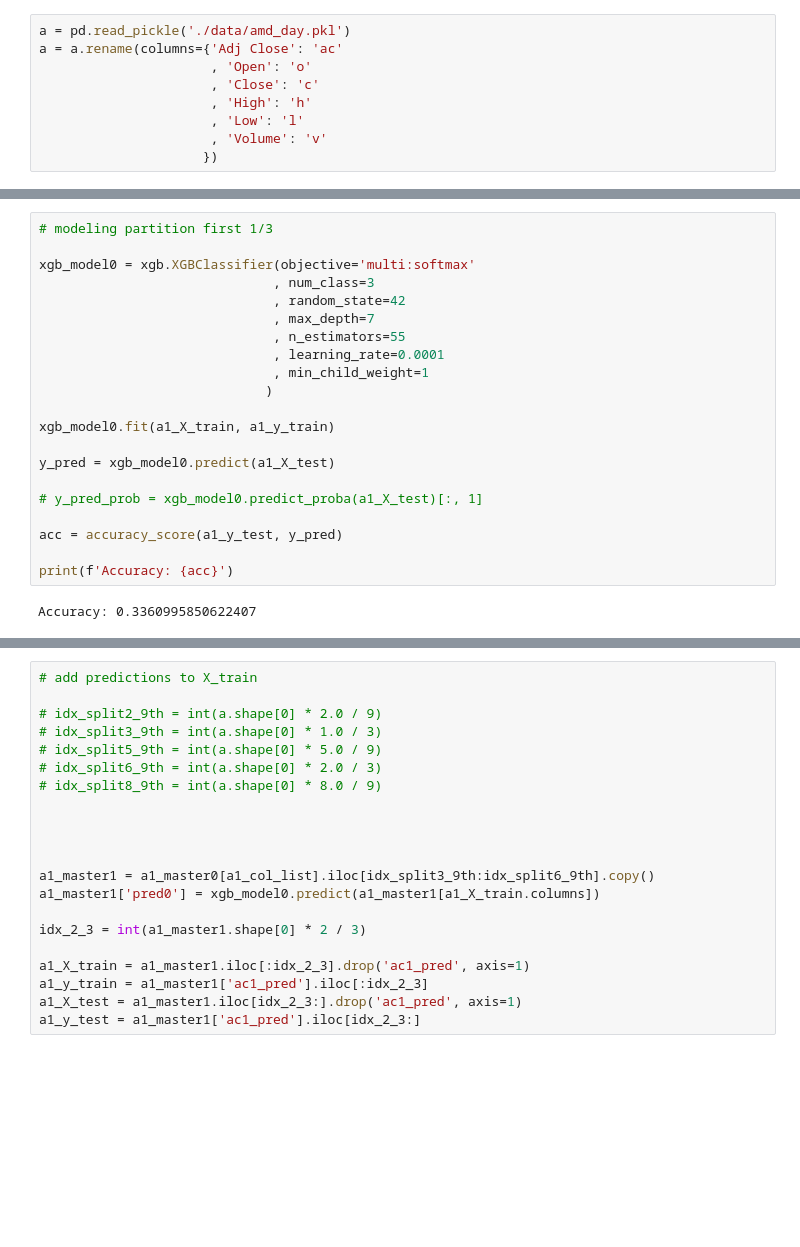
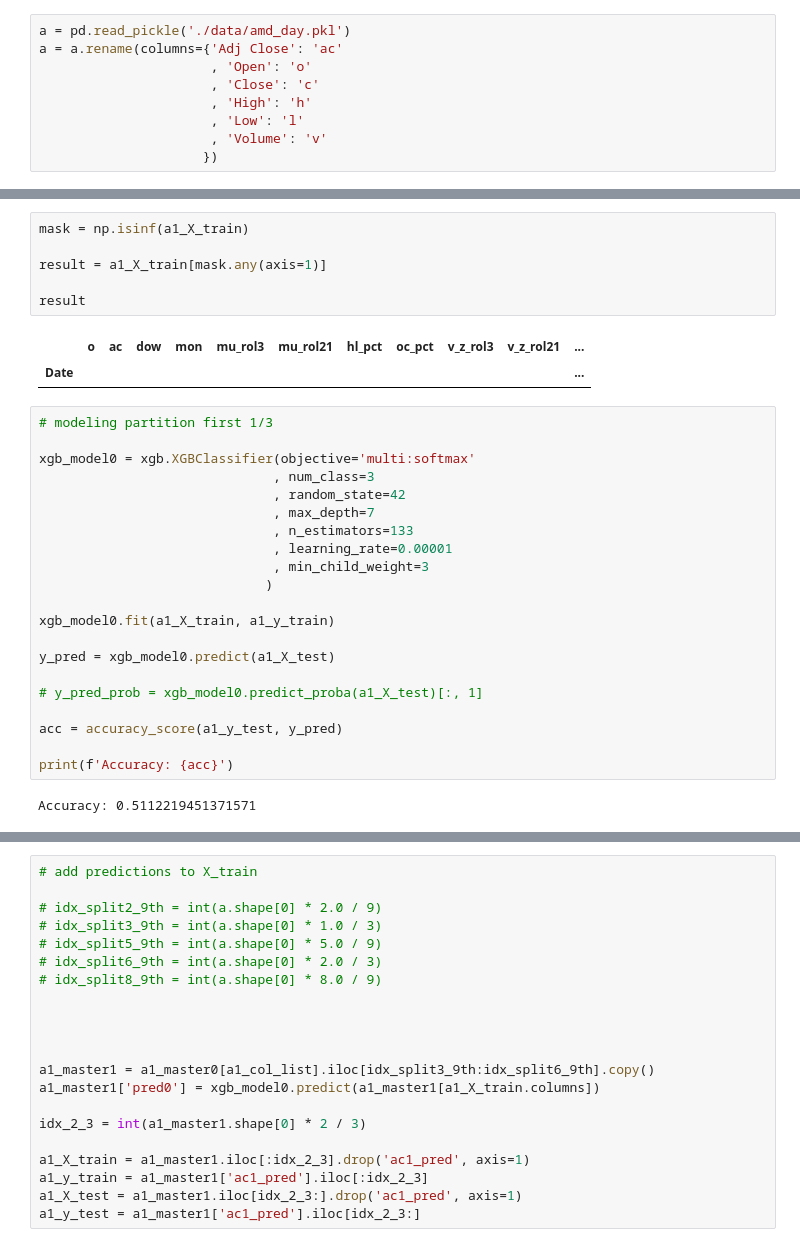
Before and after one commit to yuchild/next_n_hour_stock_predictor, a Jupyter notebook: testing.ipynb, the cells around one changed output, grey strips where cells are left out. Drawn from its saved outputs; the diff is of its cells as text; blank space fills up the shorter version.

```diff
--- a/testing.ipynb
+++ b/testing.ipynb
@@ -193,4 +289,13 @@ ac21_pct     0
 dtype: int64
+# %%
+mask = np.isinf(a1_X_train)
+
+result = a1_X_train[mask.any(axis=1)]
+
+result
+# %% [output]
+|  | o | ac | dow | mon | mu_rol3 | mu_rol21 | hl_pct | oc_pct | v_z_rol3 | v_z_rol21 | ... |
+| Date |  |  |  |  |  |  |  |  |  |  | ... |
 # %%
 # modeling partition first 1/3
 
@@ -198,9 +303,9 @@ xgb_model0 = xgb.XGBClassifier(objective='multi:softmax'
                               , num_class=3
                               , random_state=42
                               , max_depth=7
-                              , n_estimators=55
-                              , learning_rate=0.0001
-                              , min_child_weight=1
+                              , n_estimators=133
+                              , learning_rate=0.00001
+                              , min_child_weight=3
                              )
 
 xgb_model0.fit(a1_X_train, a1_y_train)
@@ -213,7 +318,7 @@ acc = accuracy_score(a1_y_test, y_pred)
 
 print(f'Accuracy: {acc}')
 # %% [output]
-Accuracy: 0.3360995850622407
+Accuracy: 0.5112219451371571
 # %%
 xgb_model0.feature_importances_
 # %% [output]
```
Also changed, not shown: parts of 18 cells of this notebook, 3 other files.
